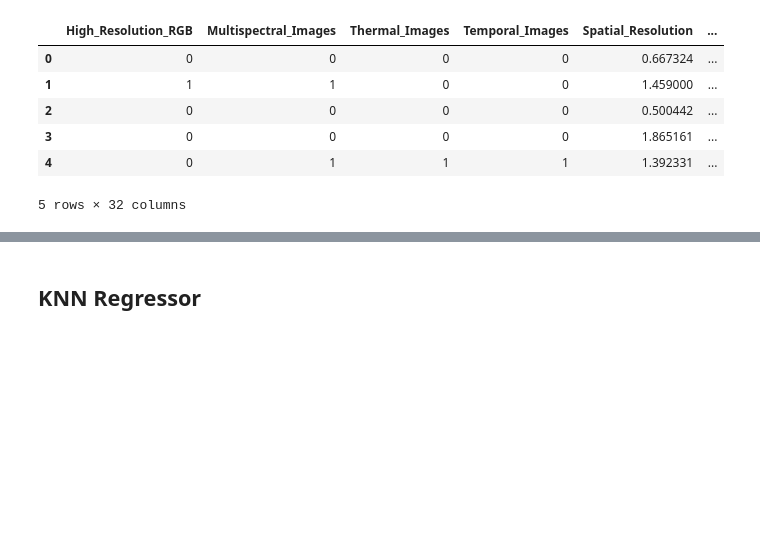
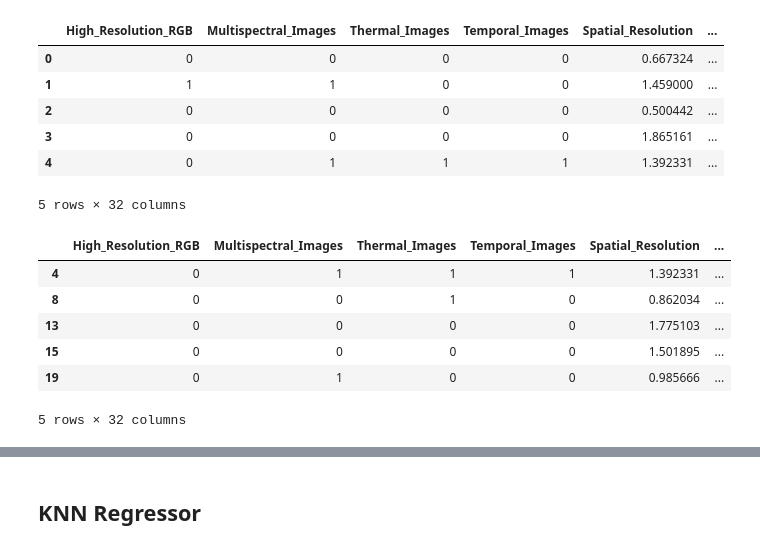
Before and after one commit to NEU-Khoury-DoC/26su-DoC-Project-Template, a Jupyter notebook: ml-src/crop_health_knn.ipynb, the cells around one changed output, grey strips where cells are left out. Drawn from its saved outputs; the diff is of its cells as text; code cells hidden in the pictures; blank space fills up the shorter version.

```diff
--- a/ml-src/crop_health_knn.ipynb
+++ b/ml-src/crop_health_knn.ipynb
@@ -41,4 +43,25 @@ Index(['High_Resolution_RGB', 'Multispectral_Images', 'Thermal_Images',
 | 3 | 0 | 0 | 0 | 0 | 1.865161 | ... |
 | 4 | 0 | 1 | 1 | 1 | 1.392331 | ... |
 5 rows × 32 columns
+# %%
+import numpy as np
+
+#Randomly remove percent of elements of data to improve efficiency
+percentRemove=0.5
+num_rows_rem=int(len(df_old)*percentRemove)
+
+rows_remove=np.random.choice(df_old.index, num_rows_rem, replace=False)
+df = df_old.drop(rows_remove)
+
+del df_old
+
+df.head()
+# %% [output]
+|  | High_Resolution_RGB | Multispectral_Images | Thermal_Images | Temporal_Images | Spatial_Resolution | ... |
+| 4 | 0 | 1 | 1 | 1 | 1.392331 | ... |
+| 8 | 0 | 0 | 1 | 0 | 0.862034 | ... |
+| 13 | 0 | 0 | 0 | 0 | 1.775103 | ... |
+| 15 | 0 | 0 | 0 | 0 | 1.501895 | ... |
+| 19 | 0 | 1 | 0 | 0 | 0.985666 | ... |
+5 rows × 32 columns
 # %%
```
Also changed, not shown: parts of 10 cells of this notebook.
